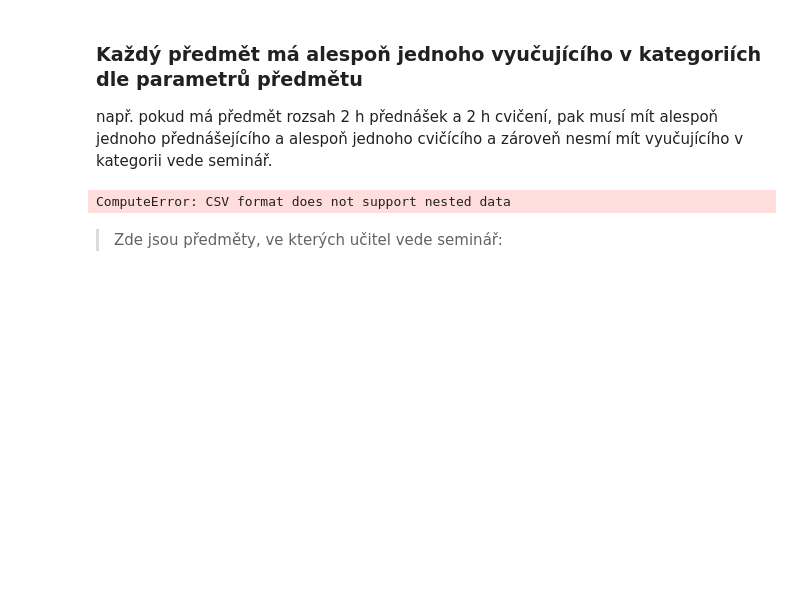
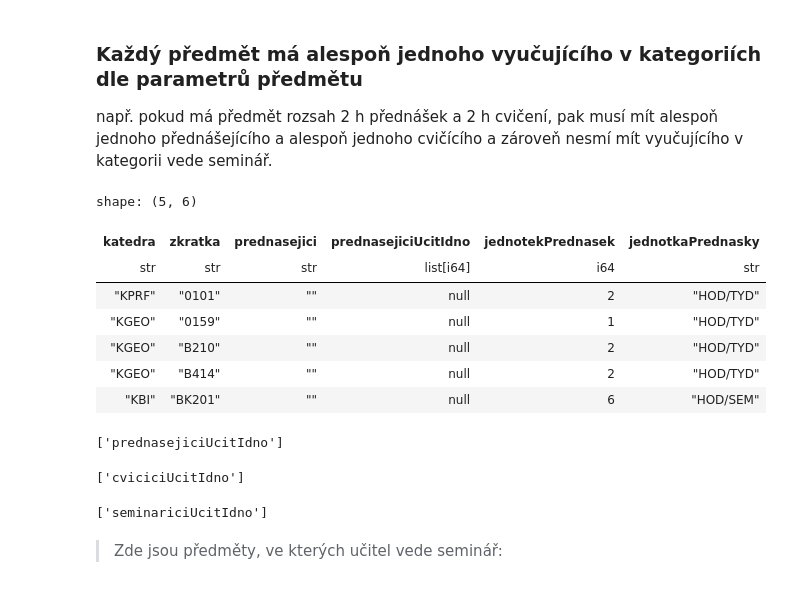
Before and after one commit to MFVS/kontrola-rozvrhu-extended, a Jupyter notebook: stag_bombator1.1.b1.ipynb, the cells around one changed output. Drawn from its saved outputs; the diff is of its cells as text; code cells hidden in the pictures; blank space fills up the shorter version.

```diff
--- a/stag_bombator1.1.b1.ipynb
+++ b/stag_bombator1.1.b1.ipynb
@@ -159,30 +170,50 @@ např. pokud má předmět rozsah 2 h přednášek a 2 h cvičení, pak musí m
 # %%
 ma_prednasku = jednotek_prednasek != 0
 nema_prednasejiciho = pl.col("prednasejiciUcitIdno").is_null()
 
-chybi_prednasejici = predmety_s_akci.filter(ma_prednasku & nema_prednasejiciho)
-chybi_prednasejici.write_csv("results/chybi_prednasejici.csv")
-chybi_prednasejici.write_excel("results_xslsx/chybi_prednasejici.xlsx")
+chybi_prednasejici = predmety_s_akci.filter(ma_prednasku & nema_prednasejiciho).select("katedra", "zkratka", "prednasejici", "prednasejiciUcitIdno", "jednotekPrednasek", "jednotkaPrednasky")
+chybi_prednasejici.write_excel("results_xlsx/chybi_prednasejici.xlsx")
+
+#prep_csv(chybi_prednasejici).write_csv("results/chybi_prednasejici.csv")
 chybi_prednasejici.head()
-bez_problemu = bez_problemu.join(chybi_prednasejici.with_columns(pl.concat_str([pl.col("zkratka"), pl.col("katedra")], separator="/").alias("identifier")),"identifier" ,"anti")
+#bez_problemu = bez_problemu.join(chybi_prednasejici.with_columns(pl.concat_str([pl.col("zkratka"), pl.col("katedra")], separator="/").alias("identifier")),"identifier" ,"anti")
 # %% [output]
-ComputeError: CSV format does not support nested data
+shape: (5, 6)
+| katedra | zkratka | prednasejici | prednasejiciUcitIdno | jednotekPrednasek | jednotkaPrednasky |
+| str | str | str | list[i64] | i64 | str |
+| "KPRF" | "0101" | "" | null | 2 | "HOD/TYD" |
+| "KGEO" | "0159" | "" | null | 1 | "HOD/TYD" |
+| "KGEO" | "B210" | "" | null | 2 | "HOD/TYD" |
+| "KGEO" | "B414" | "" | null | 2 | "HOD/TYD" |
+| "KBI" | "BK201" | "" | null | 6 | "HOD/SEM" |
+# %%
+test = prep_csv(chybi_prednasejici)
+test.write_csv("results_csv/chybi_prednasejici.csv")
+# %% [output]
+['prednasejiciUcitIdno']
 # %%
 ma_cviceni = jednotek_cviceni != 0
 nema_cviciciho = pl.col("cviciciUcitIdno").is_null()
 
-chybi_cvicici = predmety_s_akci.filter(ma_cviceni & nema_cviciciho)
-chybi_cvicici.write_csv("results/chybi_cvicici.csv")
+chybi_cvicici = predmety_s_akci.filter(ma_cviceni & nema_cviciciho).select("katedra", "zkratka", "cvicici", "cviciciUcitIdno", "jednotekCviceni", "jednotkaCviceni")
+chybi_cvicici.write_excel("results_xlsx/chybi_cvicici.xlsx")
+chybi_cvicici_csv = prep_csv(chybi_cvicici)
+chybi_cvicici_csv.write_csv("results_csv/chybi_cvicici.csv")
 chybi_cvicici.head()
 bez_problemu = bez_problemu.join(chybi_cvicici.with_columns(pl.concat_str([pl.col("zkratka"), pl.col("katedra")], separator="/").alias("identifier")),"identifier" ,"anti")
+# %% [output]
+['cviciciUcitIdno']
 # %%
 ma_seminare = jednotek_seminare != 0
 nema_seminariciho = pl.col("seminariciUcitIdno").is_null()
 
-chybi_seminarici = predmety_s_akci.filter(ma_seminare & nema_seminariciho)
-chybi_seminarici.write_csv("results/chybi_seminarici.csv")
-chybi_seminarici
+chybi_seminarici = predmety_s_akci.filter(ma_seminare & nema_seminariciho).select("katedra", "zkratka", "seminarici", "seminariciUcitIdno", "jednotekSeminare", "jednotkaSeminare")
+chybi_seminarici.write_excel("results_xlsx/chybi_seminarici.xlsx")
+chybi_seminarici_csv = prep_csv(chybi_seminarici)
+chybi_seminarici_csv.write_csv("results_csv/chybi_seminarici.xlsx")
 bez_problemu = bez_problemu.join(chybi_seminarici.with_columns(pl.concat_str([pl.col("zkratka"), pl.col("katedra")], separator="/").alias("identifier")),"identifier" ,"anti")
+# %% [output]
+['seminariciUcitIdno']
 # %% [markdown]
 > Zde jsou předměty, ve kterých učitel vede seminář:
 # %%
```
Also changed, not shown: parts of 19 cells of this notebook, 31 other files.
